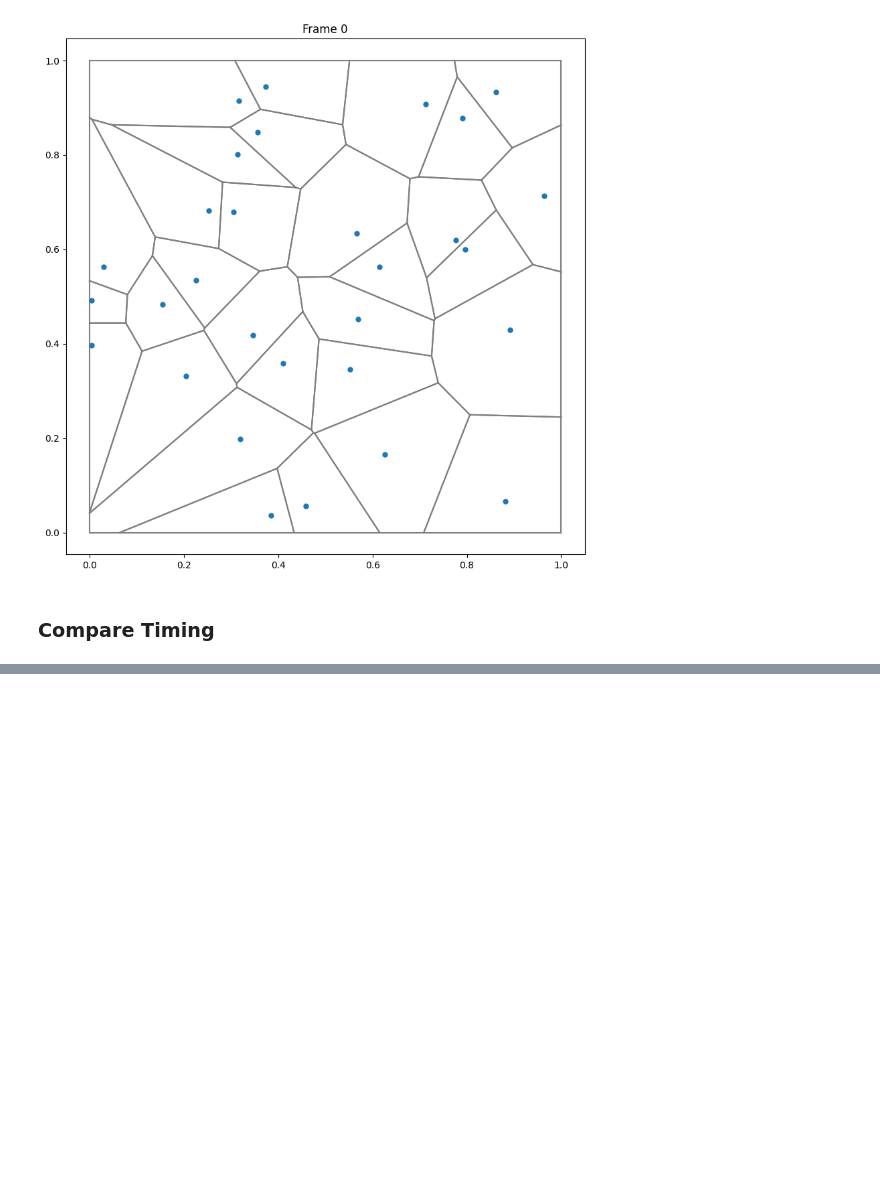
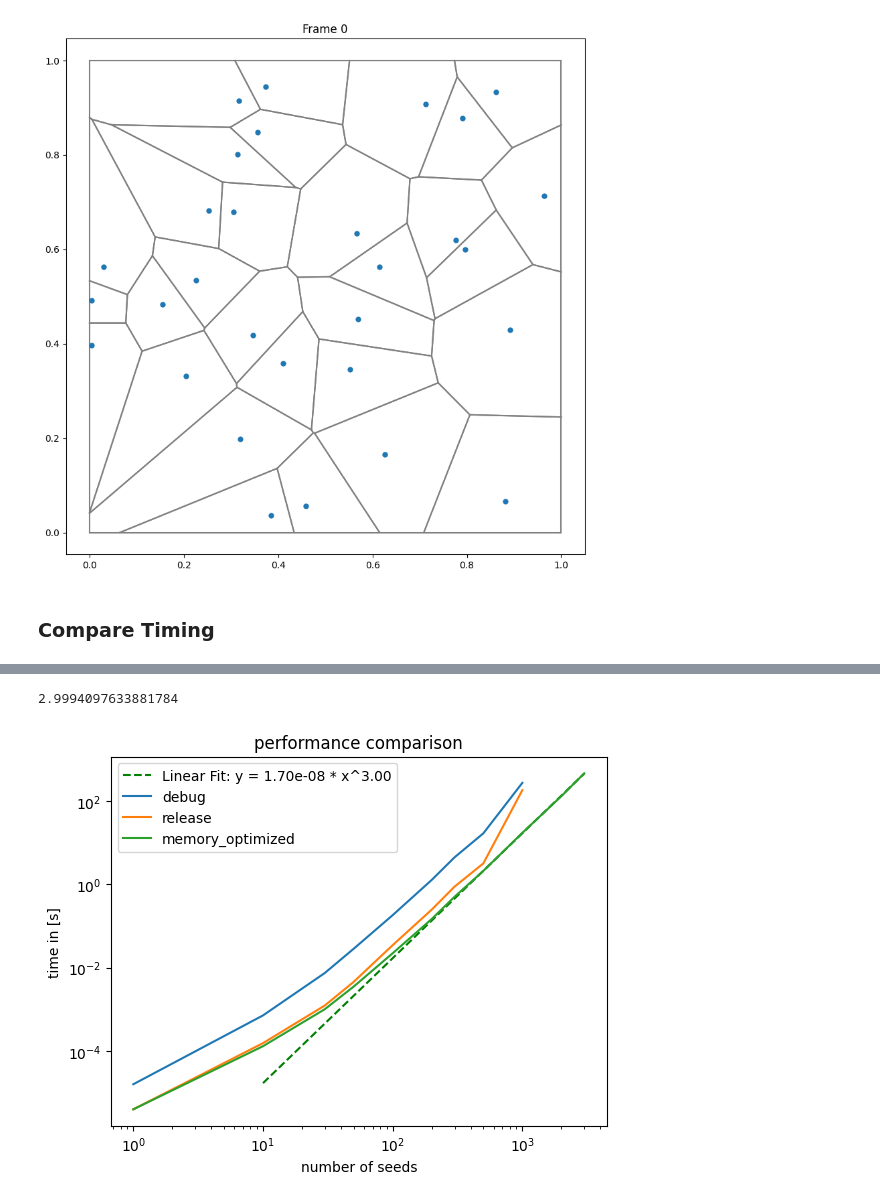
Before and after one commit to lucas56098/voronoi_mesh_project, a Jupyter notebook: animate.ipynb, the cells around one changed output, grey strips where cells are left out. Saved outputs shown, nothing was run; the diff lists cells and outputs as text; code cells hidden in the pictures; blank space fills up the shorter version.

Commit message:
some further benchmarking

```diff
--- a/animate.ipynb
+++ b/animate.ipynb
@@ -104,0 +105,31 @@ plt.show()
+# %%
+from scipy.optimize import curve_fit
+
+def line(x, m, b):
+    return m*x + b
+
+popt, pcov = curve_fit(line, np.log(release_memory_opt[7:, 0]), np.log(release_memory_opt[7:,1]/1000000))
+
+print(popt[0])
+m = popt[0]
+b = popt[1]
+
+# Plot the linear fit
+x_fit = np.linspace(min(release_memory_opt[1:, 0]), max(release_memory_opt[:, 0]), 100)
+y_fit = np.exp(line(np.log(x_fit), m, b))
+plt.plot(x_fit, y_fit, label=f'Linear Fit: y = {np.exp(b):.2e} * x^{m:.2f}', color='green', linestyle = '--')
+
+plt.title('performance comparison')
+plt.xlabel('number of seeds')
+plt.ylabel('time in [s]')
+plt.yscale('log')
+plt.xscale('log')
+plt.plot(debug[:, 0], debug[:, 1]/1000000, label = 'debug')
+plt.plot(release[:, 0], release[:, 1]/1000000, label = 'release')
+plt.plot(release_memory_opt[:, 0], release_memory_opt[:, 1]/1000000, label = 'memory_optimized')
+plt.legend(loc = 'best')
+#plt.savefig("figures/benchmark.pdf")
+plt.show()
+# %% [output]
+2.9994097633881784
+[figure, added]
```
Also changed, not shown: parts of 1 cell of this notebook, 3 other files.
